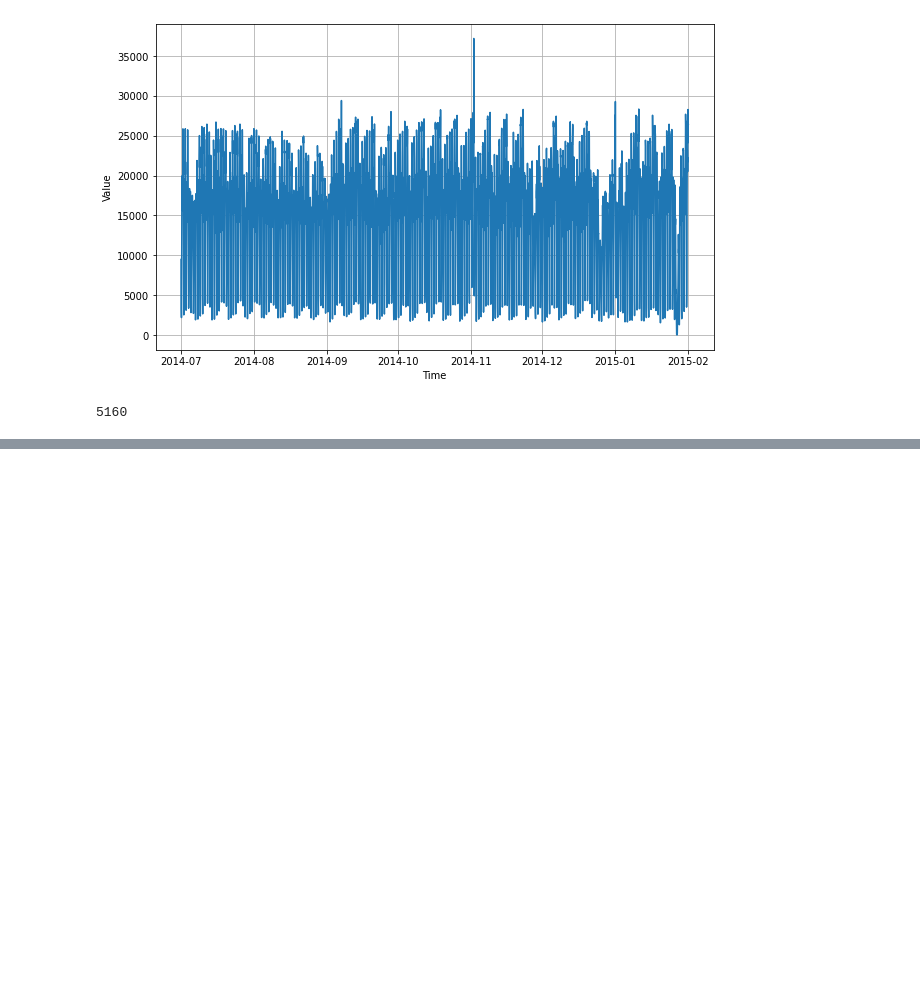
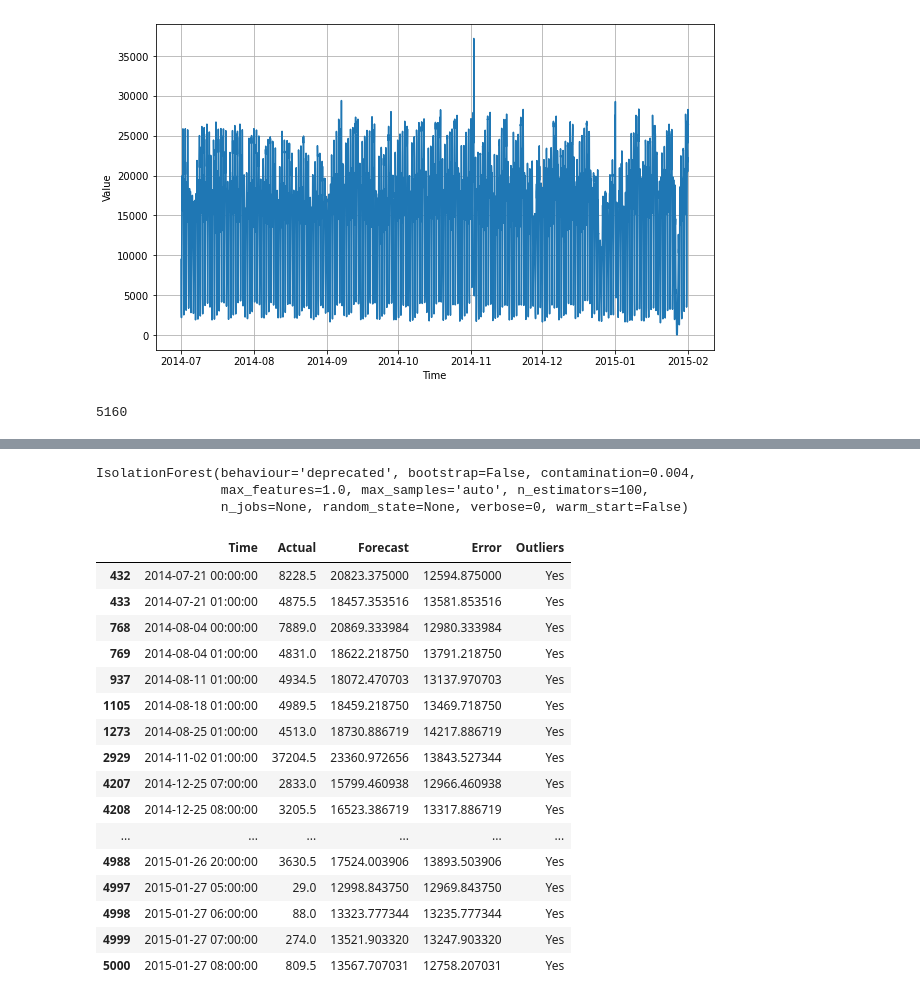
Before and after one commit to utkarsh-prakash/Anamoly-Detection, a Jupyter notebook: Anomaly_Detection_using_timeseries_modeling_and_isolation_forest.ipynb, the cells around one changed output, grey strips where cells are left out. Drawn from its saved outputs; the diff is of its cells as text; code cells hidden in the pictures; blank space fills up the shorter version.

```diff
--- a/Anomaly_Detection_using_timeseries_modeling_and_isolation_forest.ipynb
+++ b/Anomaly_Detection_using_timeseries_modeling_and_isolation_forest.ipynb
@@ -170,9 +184,5 @@ tf.keras.metrics.mean_absolute_error(x_train[window_size:],forecast).numpy()
 # %%
-forecast = model_forecast(model, series[:, np.newaxis], window_size)
-forecast = forecast[split_time - window_size:-1]
-
-forecast = scaler.inverse_transform(forecast)[:,-1]
 plt.figure(figsize=(10, 6))
 plot_series(time_valid, x_valid)
-plot_series(time_valid, forecast)
+plot_series(time_valid, val_forecast)
 # %% [output]
@@ -183,0 +194,3 @@ tf.keras.metrics.mean_absolute_error(x_valid,forecast).numpy()
+# %%
+comparison_df = pd.DataFrame({'Time':time[window_size:], 'Actual':series[window_size:], 'Forecast': forecast[:-1]})
+comparison_df
@@ -183,0 +211,3 @@ tf.keras.metrics.mean_absolute_error(x_valid,forecast).numpy()
+# %%
+comparison_df['Error'] = abs(comparison_df['Actual']-comparison_df['Forecast'])
+comparison_df
@@ -183,0 +228,30 @@ tf.keras.metrics.mean_absolute_error(x_valid,forecast).numpy()
+# %%
+from sklearn.ensemble import IsolationForest
+
+model = IsolationForest(contamination=0.004)
+model.fit(comparison_df[['Error']])
+# %% [output]
+IsolationForest(behaviour='deprecated', bootstrap=False, contamination=0.004,
+                max_features=1.0, max_samples='auto', n_estimators=100,
+                n_jobs=None, random_state=None, verbose=0, warm_start=False)
+# %%
+comparison_df['Outliers']=pd.Series(model.predict(comparison_df[['Error']])).apply(lambda x:'Yes' if  x==-1 else 'No')
+comparison_df[comparison_df['Outliers']=='Yes']
+# %% [output]
+|  | Time | Actual | Forecast | Error | Outliers |
+| 432 | 2014-07-21 00:00:00 | 8228.5 | 20823.375000 | 12594.875000 | Yes |
+| 433 | 2014-07-21 01:00:00 | 4875.5 | 18457.353516 | 13581.853516 | Yes |
+| 768 | 2014-08-04 00:00:00 | 7889.0 | 20869.333984 | 12980.333984 | Yes |
+| 769 | 2014-08-04 01:00:00 | 4831.0 | 18622.218750 | 13791.218750 | Yes |
+| 937 | 2014-08-11 01:00:00 | 4934.5 | 18072.470703 | 13137.970703 | Yes |
+| 1105 | 2014-08-18 01:00:00 | 4989.5 | 18459.218750 | 13469.718750 | Yes |
+| 1273 | 2014-08-25 01:00:00 | 4513.0 | 18730.886719 | 14217.886719 | Yes |
+| 2929 | 2014-11-02 01:00:00 | 37204.5 | 23360.972656 | 13843.527344 | Yes |
+| 4207 | 2014-12-25 07:00:00 | 2833.0 | 15799.460938 | 12966.460938 | Yes |
+| 4208 | 2014-12-25 08:00:00 | 3205.5 | 16523.386719 | 13317.886719 | Yes |
+| ... | ... | ... | ... | ... | ... |
+| 4988 | 2015-01-26 20:00:00 | 3630.5 | 17524.003906 | 13893.503906 | Yes |
+| 4997 | 2015-01-27 05:00:00 | 29.0 | 12998.843750 | 12969.843750 | Yes |
+| 4998 | 2015-01-27 06:00:00 | 88.0 | 13323.777344 | 13235.777344 | Yes |
+| 4999 | 2015-01-27 07:00:00 | 274.0 | 13521.903320 | 13247.903320 | Yes |
+| 5000 | 2015-01-27 08:00:00 | 809.5 | 13567.707031 | 12758.207031 | Yes |
```
Also changed, not shown: parts of 12 cells of this notebook.
